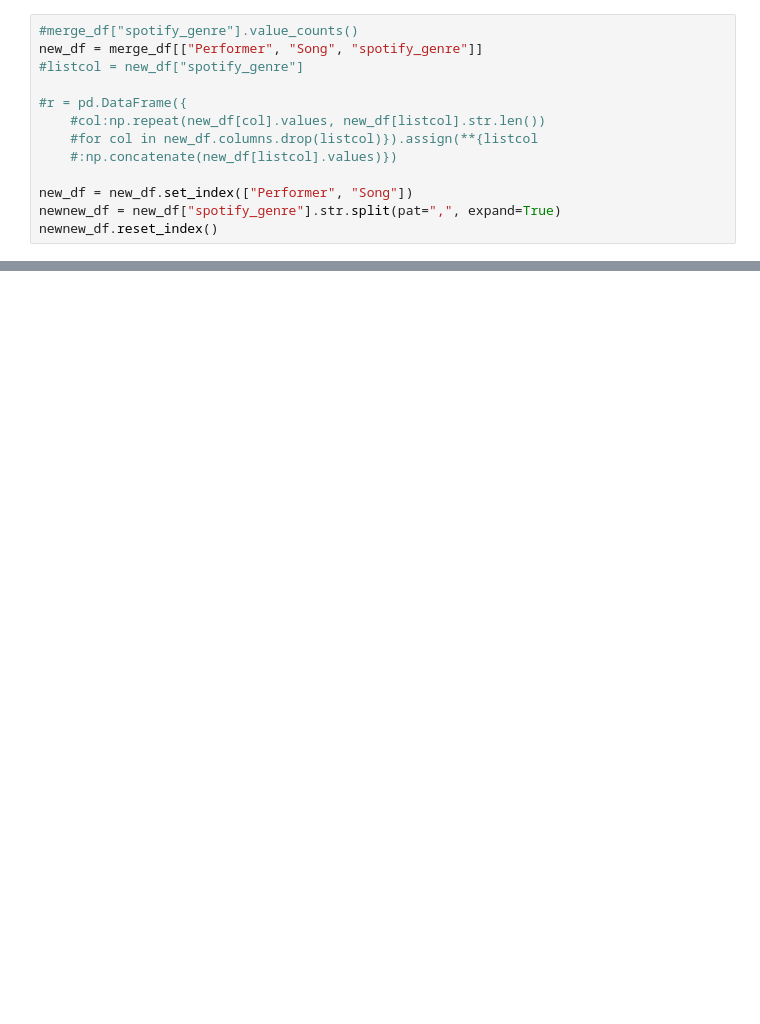
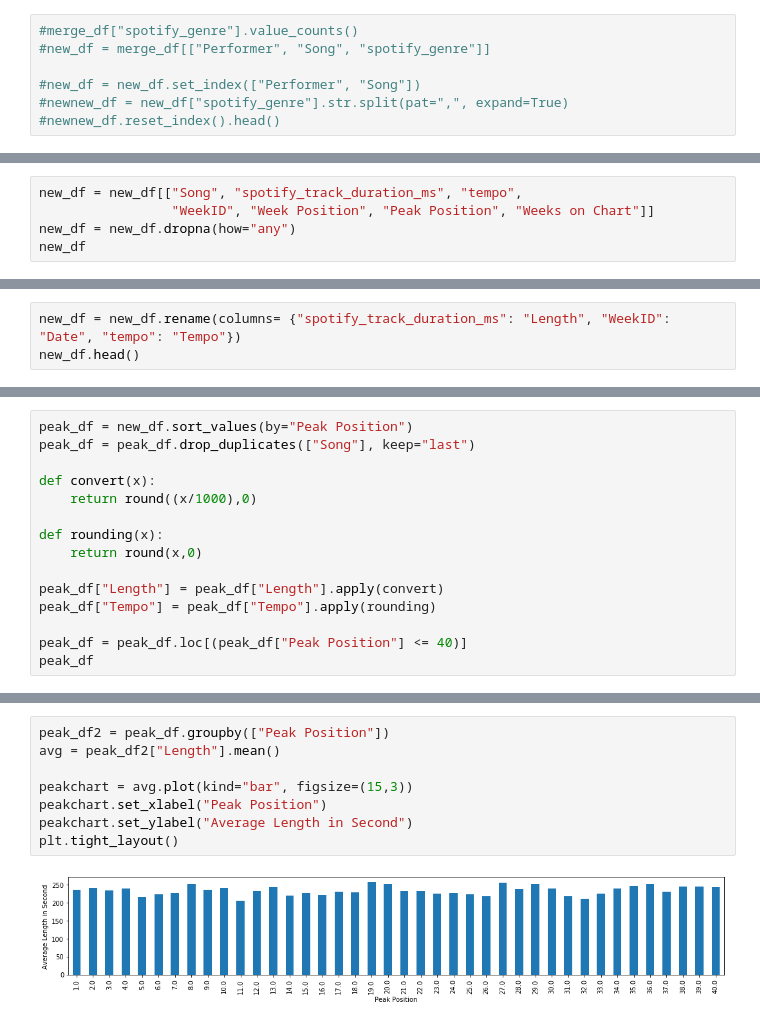
Before and after one commit to LRiceBall/Project-Group-5, a Jupyter notebook: start.ipynb, the cells around one changed output, grey strips where cells are left out. Cells and saved outputs as stored; diff of their text form; blank space fills up the shorter version.

```diff
--- a/start.ipynb
+++ b/start.ipynb
@@ -25,13 +31,7 @@ merge_df.head()
 # %%
 #merge_df["spotify_genre"].value_counts()
-new_df = merge_df[["Performer", "Song", "spotify_genre"]]
-#listcol = new_df["spotify_genre"]
+#new_df = merge_df[["Performer", "Song", "spotify_genre"]]
 
-#r = pd.DataFrame({
-    #col:np.repeat(new_df[col].values, new_df[listcol].str.len())
-    #for col in new_df.columns.drop(listcol)}).assign(**{listcol
-    #:np.concatenate(new_df[listcol].values)})
-
-new_df = new_df.set_index(["Performer", "Song"])
-newnew_df = new_df["spotify_genre"].str.split(pat=",", expand=True)
-newnew_df.reset_index()
+#new_df = new_df.set_index(["Performer", "Song"])
+#newnew_df = new_df["spotify_genre"].str.split(pat=",", expand=True)
+#newnew_df.reset_index().head()
@@ -51,0 +38,5 @@ newnew_df.reset_index()
+# %%
+new_df = new_df[["Song", "spotify_track_duration_ms", "tempo",
+                 "WeekID", "Week Position", "Peak Position", "Weeks on Chart"]]
+new_df = new_df.dropna(how="any")
+new_df
@@ -51,0 +58,3 @@ newnew_df.reset_index()
+# %%
+new_df = new_df.rename(columns= {"spotify_track_duration_ms": "Length", "WeekID": "Date", "tempo": "Tempo"})
+new_df.head()
@@ -51,0 +94,15 @@ newnew_df.reset_index()
+# %%
+peak_df = new_df.sort_values(by="Peak Position")
+peak_df = peak_df.drop_duplicates(["Song"], keep="last")
+
+def convert(x):
+    return round((x/1000),0)
+
+def rounding(x):
+    return round(x,0)
+
+peak_df["Length"] = peak_df["Length"].apply(convert)
+peak_df["Tempo"] = peak_df["Tempo"].apply(rounding)
+
+peak_df = peak_df.loc[(peak_df["Peak Position"] <= 40)]
+peak_df
@@ -51,0 +152,10 @@ newnew_df.reset_index()
+# %%
+peak_df2 = peak_df.groupby(["Peak Position"])
+avg = peak_df2["Length"].mean()
+
+peakchart = avg.plot(kind="bar", figsize=(15,3))
+peakchart.set_xlabel("Peak Position")
+peakchart.set_ylabel("Average Length in Second")
+plt.tight_layout()
+# %% [output]
+[figure, added]
```
Also changed, not shown: parts of 16 cells of this notebook.
